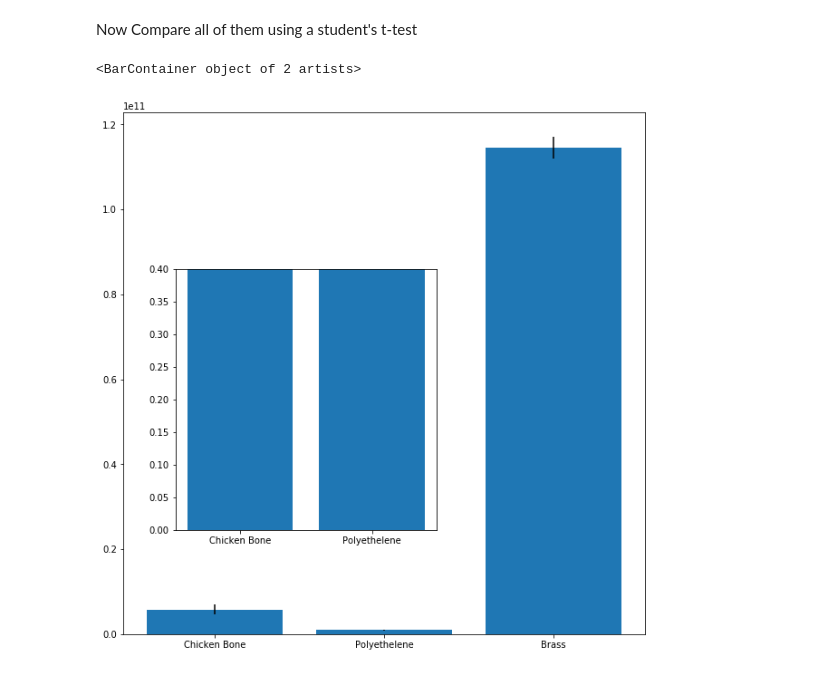
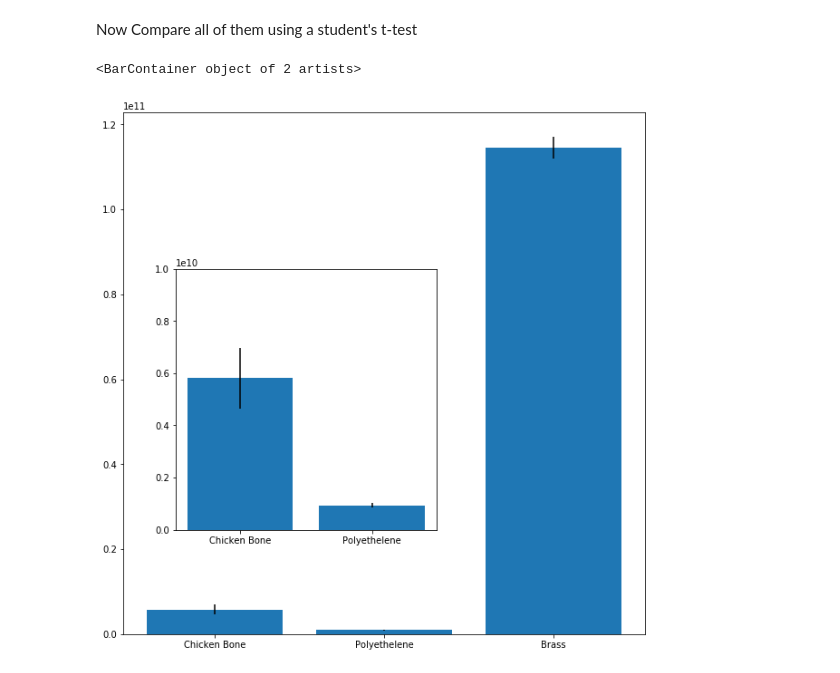
Before and after one commit to adithyas98/BiomechancialTesting, a Jupyter notebook: Biomechanical Testing Data Analysis.ipynb, the cells around one changed output. Saved outputs shown, nothing was run; the diff lists cells and outputs as text; code cells hidden in the pictures.

Commit message:
Updated some graphs to be a little more readable

```diff
--- a/Biomechanical Testing Data Analysis.ipynb
+++ b/Biomechanical Testing Data Analysis.ipynb
@@ -498,18 +498,18 @@ Now Compare all of them using a student's t-test
 # %%
 tTestList=[P4Final['Youngs Modulus(Pa) Radius'],P3Final["Youngs Modulus(Pa) A"],
            P1Final["Youngs Modulus(Pa)"]]
 stdev=[]
 average=[]
 specimen=["Chicken Bone","Polyethelene","Brass"]
 for i in tTestList:
     stdev.append(np.std(i))
     average.append(np.average(i))
 fig=plt.figure(figsize=(8,8))
 ax1=fig.add_axes([0,0,1,1])
 ax1.bar(specimen,average,yerr=stdev)
 ax2=fig.add_axes([0.1,0.2,0.5,0.5])
-ax2.set_ylim([0.0,0.4])
+ax2.set_ylim([0,0.1*10**11])
 ax2.bar(specimen[0:2],average[0:2],yerr=stdev[0:2])
 # %% [output]
 <BarContainer object of 2 artists>
-[figure, old version]
+[figure, new version]
```
